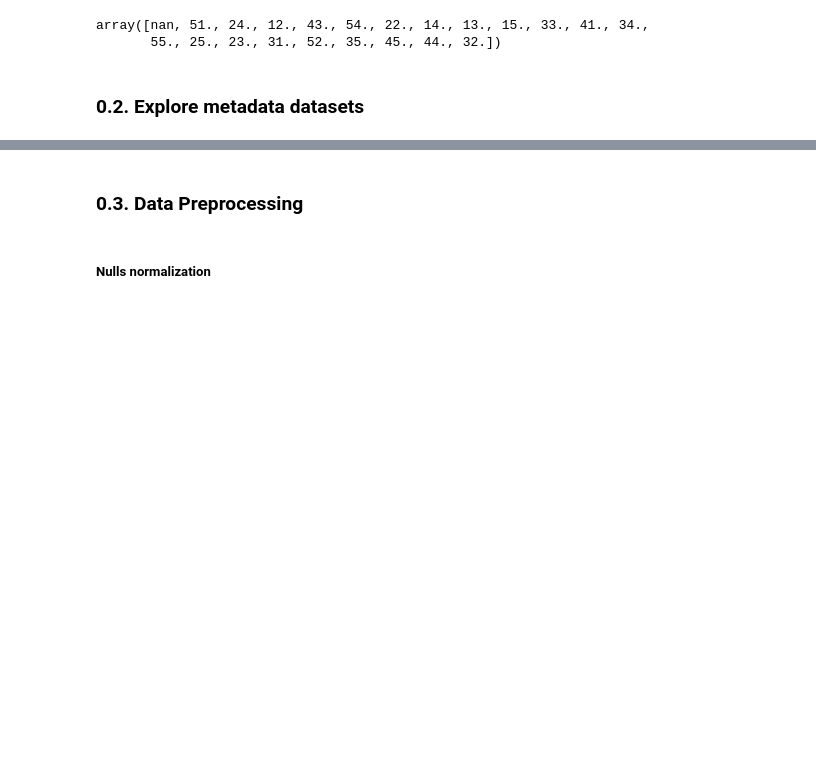
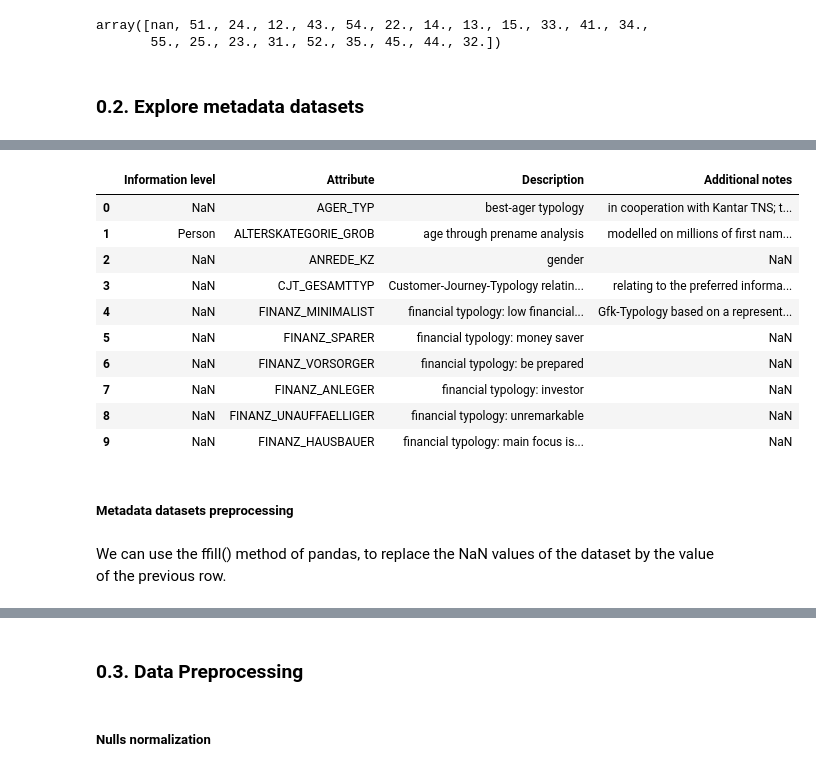
Before and after one commit to marcosgcollado/customer-segmentation-report, a Jupyter notebook: Arvato Project Workbook.ipynb, the cells around one changed output, grey strips where cells are left out. Drawn from its saved outputs; the diff is of its cells as text; code cells hidden in the pictures; blank space fills up the shorter version.

```diff
--- a/Arvato Project Workbook.ipynb
+++ b/Arvato Project Workbook.ipynb
@@ -236,0 +261,18 @@ array([nan, 51., 24., 12., 43., 54., 22., 14., 13., 15., 33., 41., 34.,
+# %%
+metadata_info_levels.head(10)
+# %% [output]
+|  | Information level | Attribute | Description | Additional notes |
+| 0 | NaN | AGER_TYP | best-ager typology | in cooperation with Kantar TNS; t... |
+| 1 | Person | ALTERSKATEGORIE_GROB | age through prename analysis | modelled on millions of first nam... |
+| 2 | NaN | ANREDE_KZ | gender | NaN |
+| 3 | NaN | CJT_GESAMTTYP | Customer-Journey-Typology relatin... | relating to the preferred informa... |
+| 4 | NaN | FINANZ_MINIMALIST | financial typology: low financial... | Gfk-Typology based on a represent... |
+| 5 | NaN | FINANZ_SPARER | financial typology: money saver | NaN |
+| 6 | NaN | FINANZ_VORSORGER | financial typology: be prepared | NaN |
+| 7 | NaN | FINANZ_ANLEGER | financial typology: investor | NaN |
+| 8 | NaN | FINANZ_UNAUFFAELLIGER | financial typology: unremarkable | NaN |
+| 9 | NaN | FINANZ_HAUSBAUER | financial typology: main focus is... | NaN |
+# %% [markdown]
+##### Metadata datasets preprocessing
+# %% [markdown]
+We can use the ffill() method of pandas, to replace the NaN values of the dataset by the value of the previous row.
```
Also changed, not shown: parts of 12 cells of this notebook.
